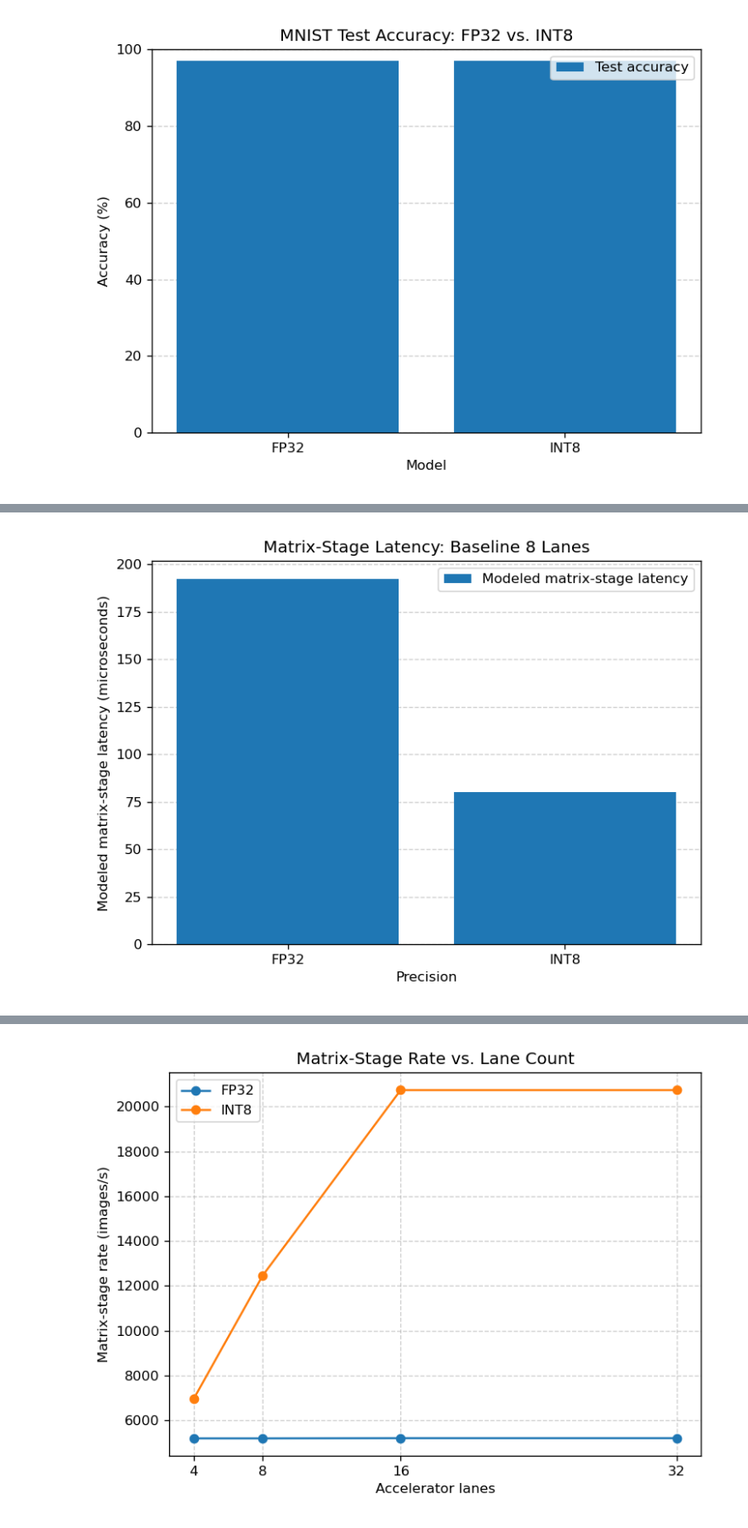
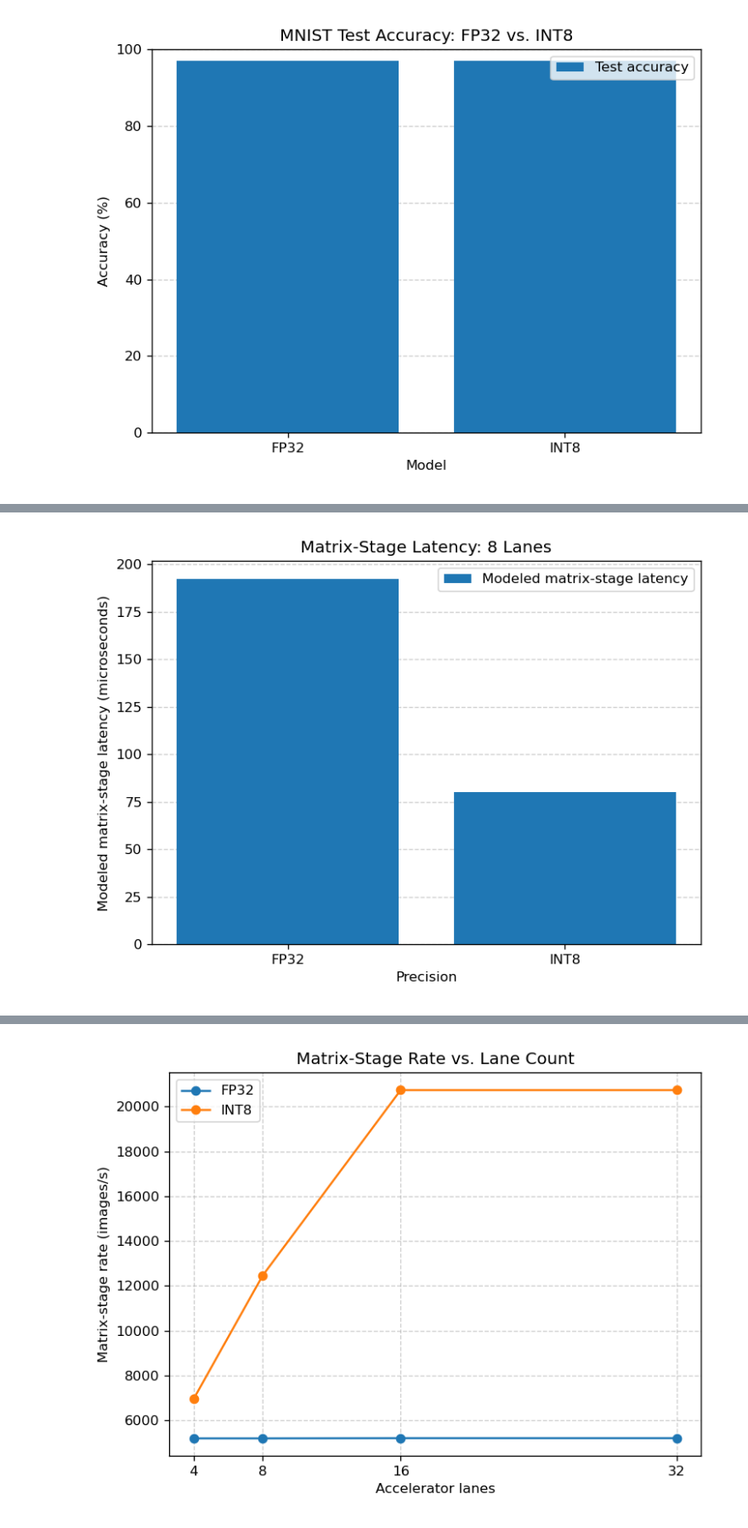
Before and after one commit to EnragedWaters/CECS-530-Quantized-Neural-Network-Accelerator, a Jupyter notebook: notebooks/06-results-and-graphs.ipynb, the cells around one changed output, grey strips where cells are left out. Shown at 85% size. Saved outputs shown, nothing was run; the diff lists cells and outputs as text; code cells hidden in the pictures.

Commit message:
Re-exporting graphs now pulled directly from experiments output

```diff
--- a/notebooks/06-results-and-graphs.ipynb
+++ b/notebooks/06-results-and-graphs.ipynb
@@ -55,18 +179,18 @@ operations are excluded, so these are not complete inference times.
 # %%
 import matplotlib.pyplot as plt
 
 precisions = ["FP32", "INT8"]
-latency_us = [192.04, 80.25]
+latency_us = plot_data["latency_us"]
 
 fig, ax = plt.subplots()
 ax.bar(precisions, latency_us, label="Modeled matrix-stage latency")
-ax.set_title("Matrix-Stage Latency: Baseline 8 Lanes")
+ax.set_title(f"Matrix-Stage Latency: {plot_data['base_config']['lanes']} Lanes")
 ax.set_xlabel("Precision")
 ax.set_ylabel("Modeled matrix-stage latency (microseconds)")
 ax.grid(axis="y", linestyle="--", alpha=0.6)
 ax.set_axisbelow(True)
 ax.legend()
 fig.tight_layout()
 plt.show()
 # %% [output]
-[figure, old version]
+[figure, new version]
```
Also changed, not shown: parts of 24 cells of this notebook, 6 other files.
